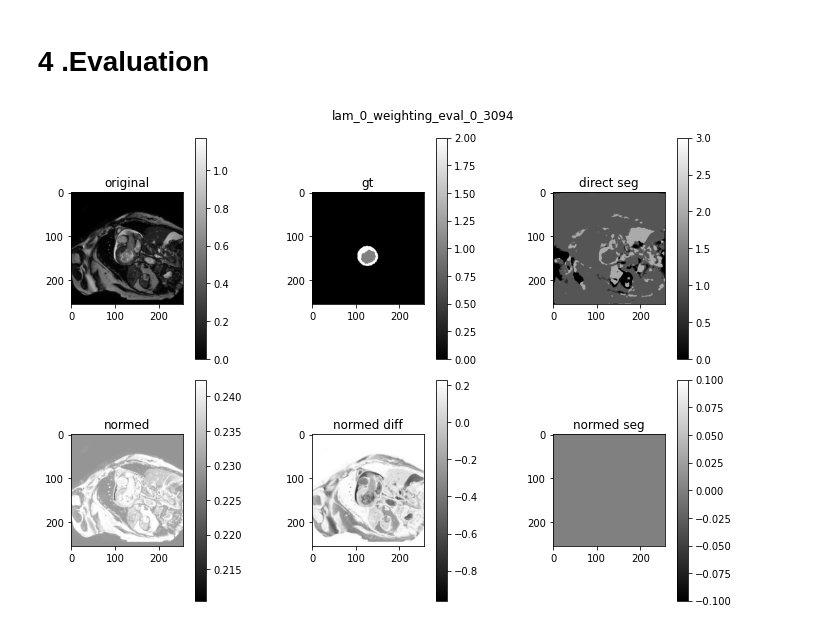
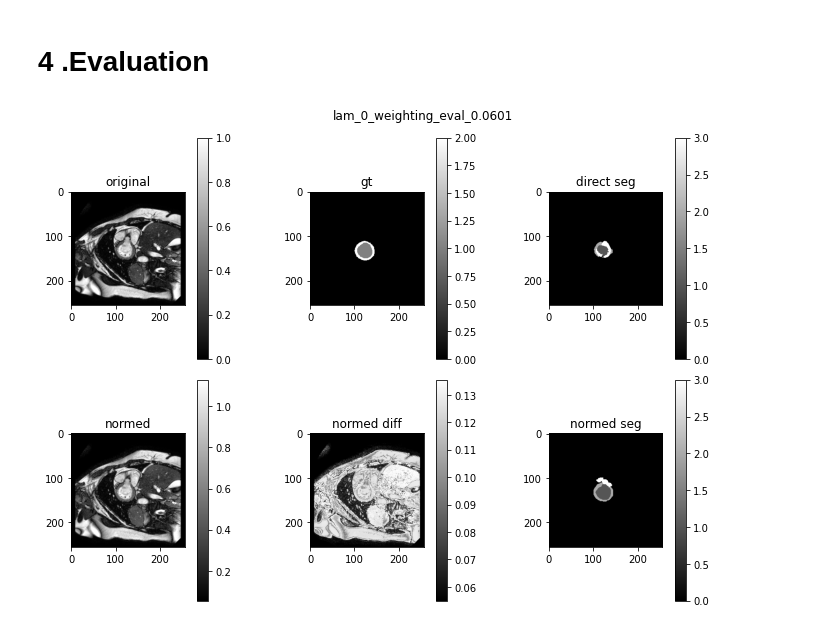
Before and after one commit to 10258392511/SemesterProject1, a Jupyter notebook: run_alternating_opt.ipynb, the cells around one changed output. Saved outputs shown, nothing was run; the diff lists cells and outputs as text; code cells hidden in the pictures.

```diff
--- a/run_alternating_opt.ipynb
+++ b/run_alternating_opt.ipynb
@@ -68,7 +68,7 @@ torch.Size([4, 1, 256, 256]), torch.Size([4, 1, 256, 256])
 # %% [markdown]
 # 2. Model
 # %%
-DEVICE = torch.device("cpu")
+# DEVICE = torch.device("cpu")
 # %%
 from models.modules import Normalizer
 from models.u_net import UNet
@@ -94,8 +94,8 @@ mode_save_dir = "./params/norm_u_net/"
 import os
 from helpers.utils import make_summary_plot
 # %%
-u_net_param = "./params/norm_u_net/transfer_12_7_8_11(lam_0_3_weighting_epoch_20_lam_0_weighting_epoch_5)/u_net_CE_epoch_5_eval_loss_0_3094.pt"
-norm_param = "./params/norm_u_net/transfer_12_7_8_11(lam_0_3_weighting_epoch_20_lam_0_weighting_epoch_5)/norm_CE_epoch_5_eval_loss_0_3094.pt"
+u_net_param = "./params/norm_u_net/transfer_12_11_8_26(lam_0_3_weighting)/u_net_CE_epoch_20_eval_loss_0_0601.pt"
+norm_param = "./params/norm_u_net/transfer_12_11_8_26(lam_0_3_weighting)//norm_CE_epoch_20_eval_loss_0_0601.pt"
 # %%
 u_net.load_state_dict(torch.load(u_net_param))
 u_net.eval()
@@ -105,10 +105,10 @@ normalizer.load_state_dict(torch.load(norm_param))
 normalizer.eval()
 print(end="")
 # %%
-make_summary_plot(u_net, normalizer, test_loader, "./out_images/AlternatingTrainer/lam_0_weight.png", "lam_0_weighting_eval_0_3094",
+make_summary_plot(u_net, normalizer, test_loader, "./out_images/AlternatingTrainer/lam_0_weight_new.png", "lam_0_weighting_eval_0.0601",
                  figsize=(10.8, 7.2), fraction=0.5)
 # %% [output]
-[figure, old version]
+[figure, new version]
 # %%
 # test_ind = np.random.randint(len(test_dataset))
 # img, mask = test_dataset[test_ind]
```
Also changed, not shown: parts of 3 cells of this notebook.
